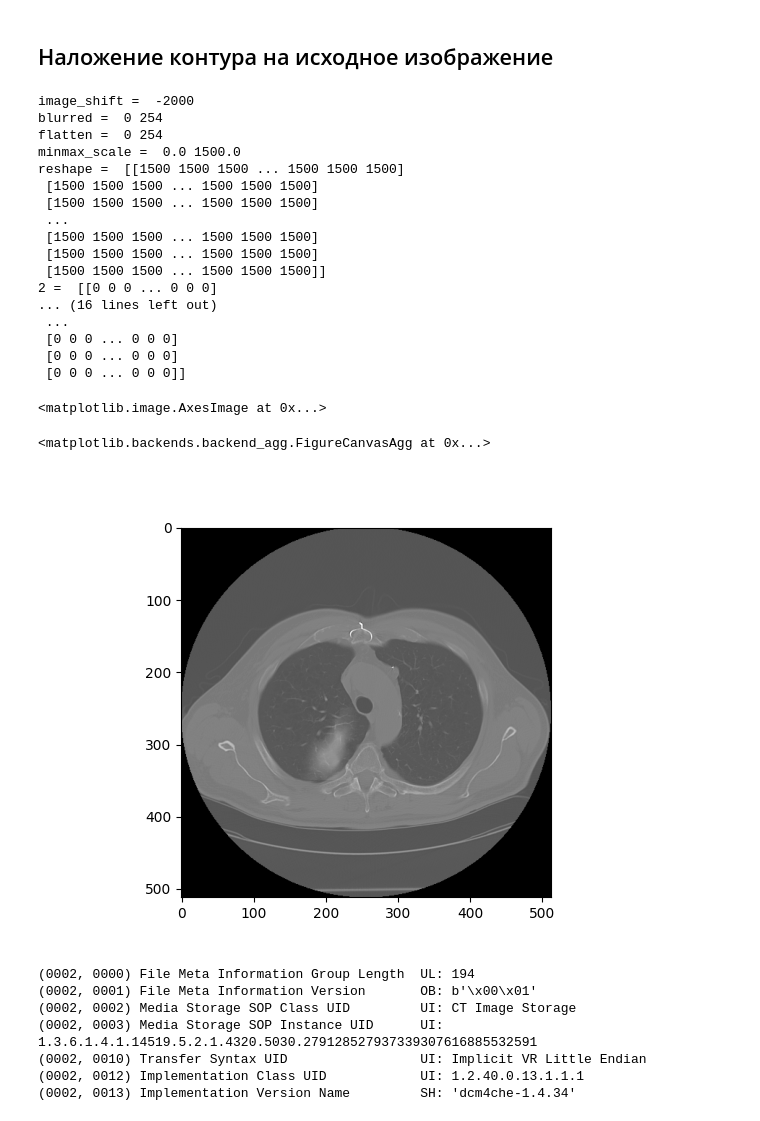
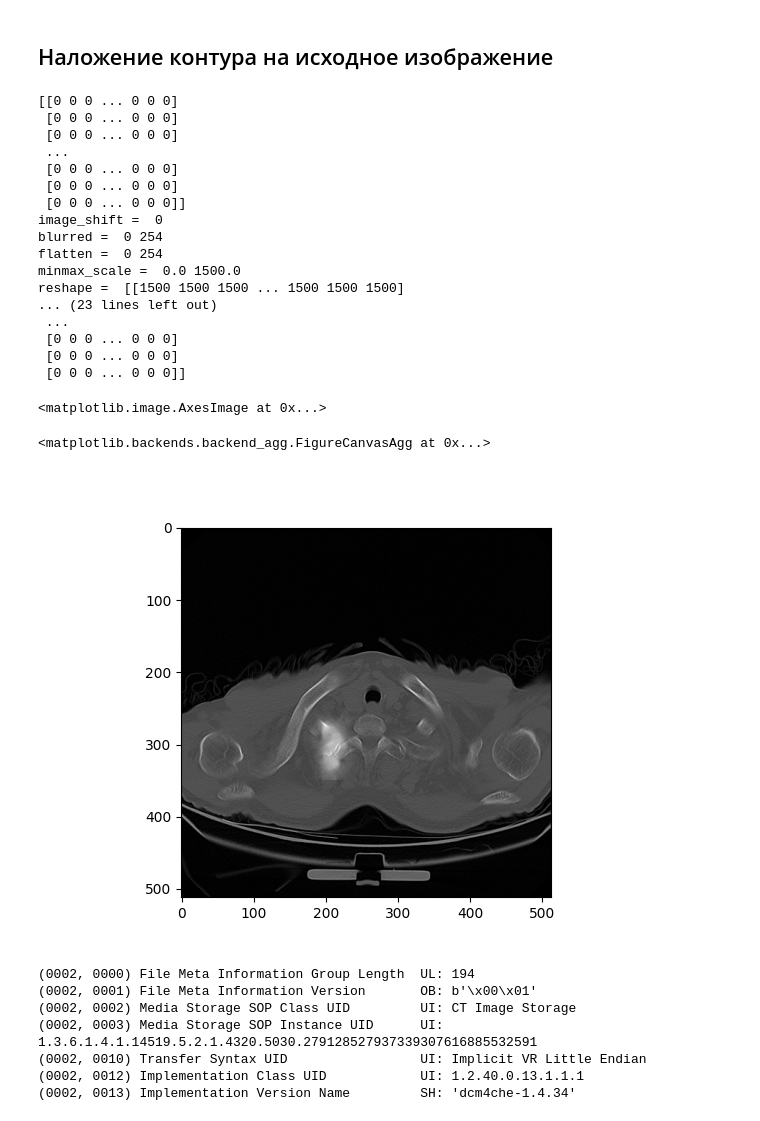
Before and after one commit to Ornstein89/Leaders2022_Hack_Foxhound, a Jupyter notebook: generator_simple/generator_simple.ipynb, the cells around one changed output. Drawn from its saved outputs; the diff is of its cells as text; code cells hidden in the pictures.

```diff
--- a/generator_simple/generator_simple.ipynb
+++ b/generator_simple/generator_simple.ipynb
@@ -426,10 +426,11 @@ def add_nodule(src, coord=(150, 250), size=(100,100)):
     result = None
     return src - np.abs(image_shift)
 
-filename = "1-18.dcm"
+filename = "7181a092-8b74-4836-a390-805c0f2f42bf.dcm"
 # displayed_matrix = image_from_dicom(filename=filename, wc=0)
 dicom_file = dcmread(filename)
-result = add_nodule(dicom_file.pixel_array)
+print(dicom_file.pixel_array)
+result = add_nodule(dicom_file.pixel_array.astype(np.int16))
 newfileMeta = pydicom.Dataset()
 newfileMeta = dicom_file.file_meta
 
@@ -440,43 +441,43 @@ newds.Rows = result.shape[0]
 newds.Columns = result.shape[1]
 newds.NumberOfFrames = 1
 
 newds.PixelSpacing = dicom_file.PixelSpacing # in mm
 newds.SliceThickness = dicom_file.SliceThickness # in mm
 
 newds.BitsAllocated = dicom_file.BitsAllocated
 newds.PixelRepresentation = dicom_file.PixelRepresentation
 newds.SamplesPerPixel = dicom_file.SamplesPerPixel
 newds.PhotometricInterpretation = dicom_file.PhotometricInterpretation
 newds.BitsStored = dicom_file.BitsStored
 newds.PixelData = result.tobytes()
 newds.save_as('newimage.dcm', write_like_original=False)
 
 
 dicom_file = dcmread('newimage.dcm')
 # result
 plt.figure()
 plt.imshow(dicom_file.pixel_array, cmap=plt.cm.gray)
 # %% [output]
-image_shift =  -2000
+[[0 0 0 ... 0 0 0]
+ [0 0 0 ... 0 0 0]
+ [0 0 0 ... 0 0 0]
+ ...
+ [0 0 0 ... 0 0 0]
+ [0 0 0 ... 0 0 0]
+ [0 0 0 ... 0 0 0]]
+image_shift =  0
 blurred =  0 254
 flatten =  0 254
 minmax_scale =  0.0 1500.0
 reshape =  [[1500 1500 1500 ... 1500 1500 1500]
- [1500 1500 1500 ... 1500 1500 1500]
- [1500 1500 1500 ... 1500 1500 1500]
- ...
- [1500 1500 1500 ... 1500 1500 1500]
- [1500 1500 1500 ... 1500 1500 1500]
- [1500 1500 1500 ... 1500 1500 1500]]
-2 =  [[0 0 0 ... 0 0 0]
-... (16 lines left out)
+... (23 lines left out)
  ...
  [0 0 0 ... 0 0 0]
  [0 0 0 ... 0 0 0]
  [0 0 0 ... 0 0 0]]
 <matplotlib.image.AxesImage at 0x...>
 <matplotlib.backends.backend_agg.FigureCanvasAgg at 0x...>
-[figure, old version]
+[figure, new version]
 # %%
 # metadata
 newfileMeta = pydicom.Dataset()
```
Also changed, not shown: 1 other file.
